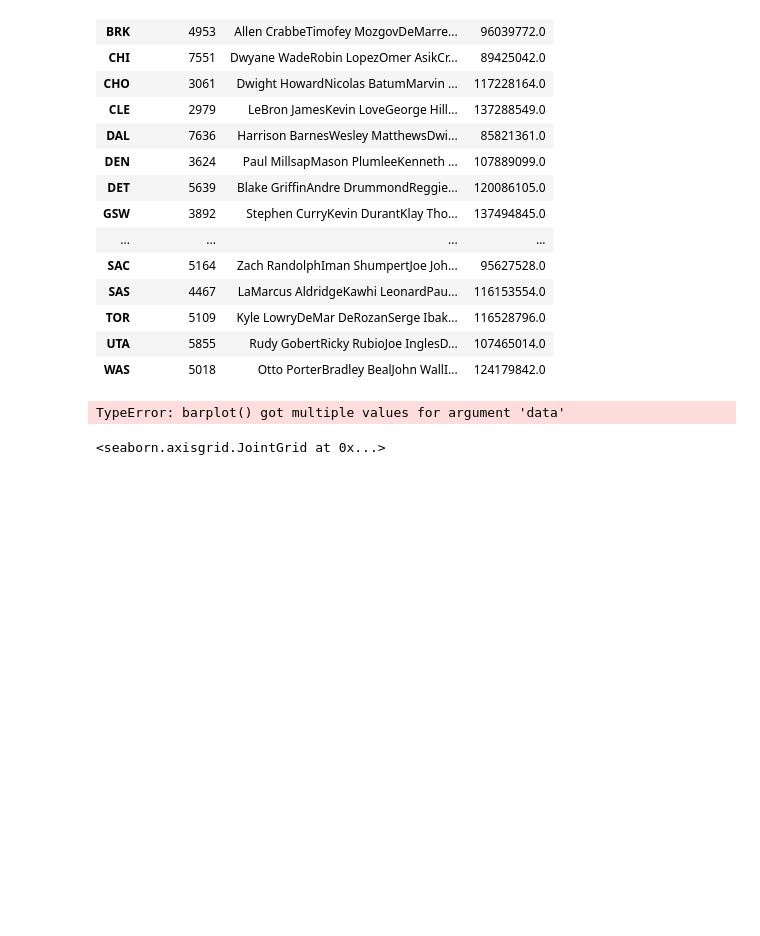
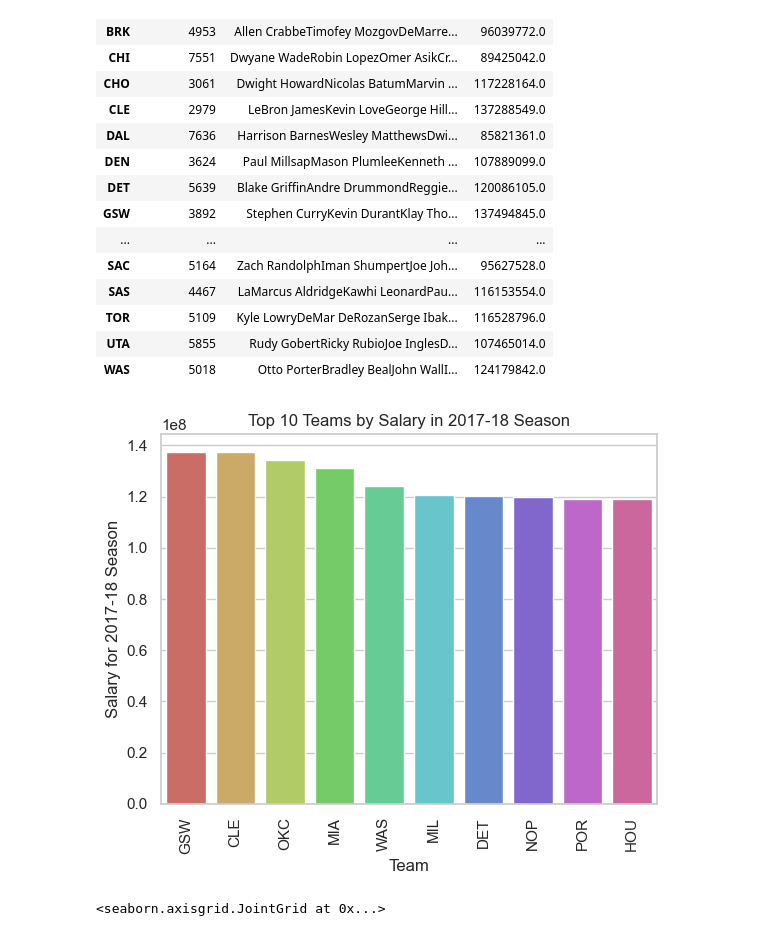
Before and after one commit to sunny1247777/IMLP, a Jupyter notebook: Unit02/2.4.2_Seaborn數據視覺化.ipynb, the cells around one changed output. Drawn from its saved outputs; the diff is of its cells as text; code cells hidden in the pictures; blank space fills up the shorter version.

```diff
--- a/Unit02/2.4.2_Seaborn數據視覺化.ipynb
+++ b/Unit02/2.4.2_Seaborn數據視覺化.ipynb
@@ -128,16 +128,23 @@ salary_by_team
 | WAS | 5018 | Otto PorterBradley BealJohn WallI... | 124179842.0 |
 # %%
 #先將資料集用groupby根據球隊分別匯總
+salary_by_team=data.groupby(by='Tm').sum()
+salary_by_team
 salary_by_team=data.groupby(by='Tm').sum().reset_index()
 salary_by_team=salary_by_team.sort_values(by='season17_18',ascending=False)
-tm_top10=salary_by_team[1:10]
+tm_top10=salary_by_team.iloc[:10]
 tm=tm_top10['Tm']
 salary_sum=tm_top10['season17_18']
-sns.barplot(tm,salary_sum,data=tm_top10)
-sns.color_palette('hls',10)
+
 sns.set(style='whitegrid')
+sns.barplot(x=tm,y=salary_sum,data=tm_top10,palette='hls')
+plt.xlabel('Team')
+plt.ylabel('Salary for 2017-18 Season')
+plt.title('Top 10 Teams by Salary in 2017-18 Season')
+plt.xticks(rotation=90)
+plt.show()
 # %% [output]
-TypeError: barplot() got multiple values for argument 'data'
+[figure, added]
 # %%
 import scipy.stats as stats
 x=np.random.gamma(6,size=200)
```
Also changed, not shown: parts of 4 cells of this notebook.
